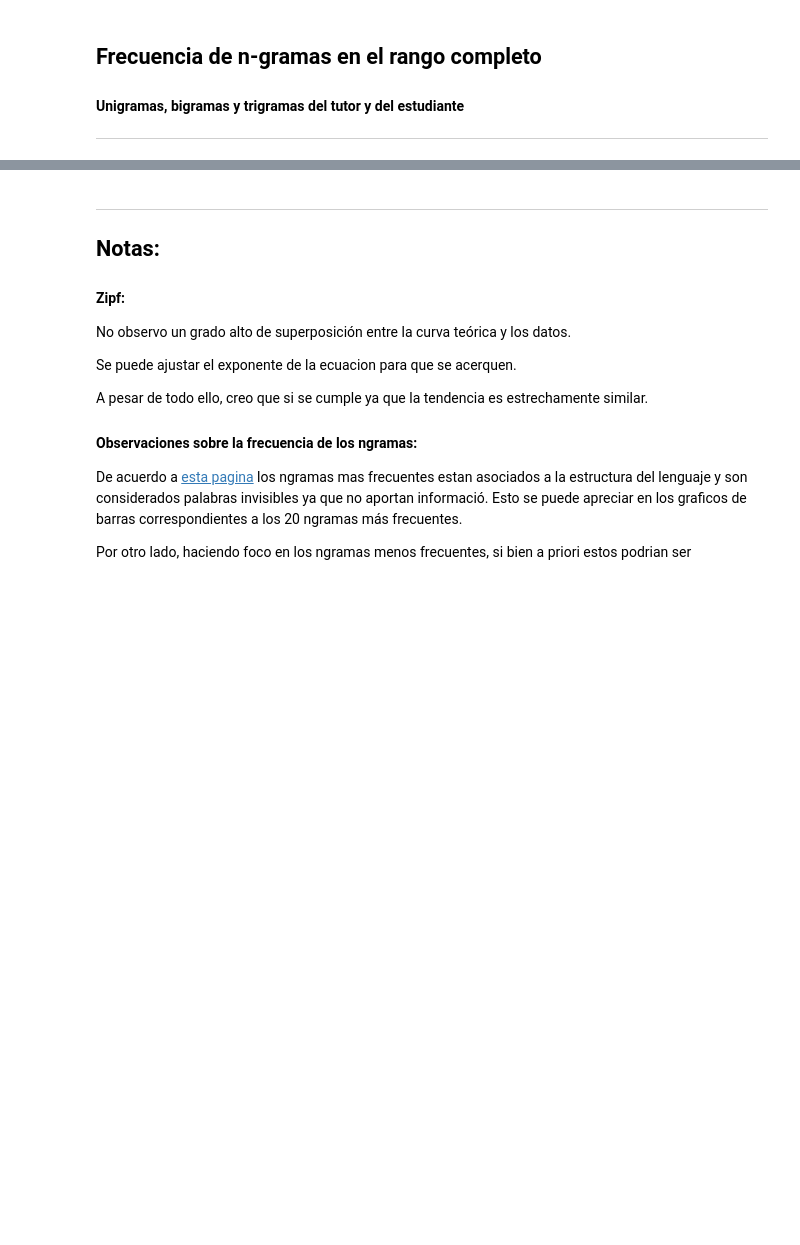
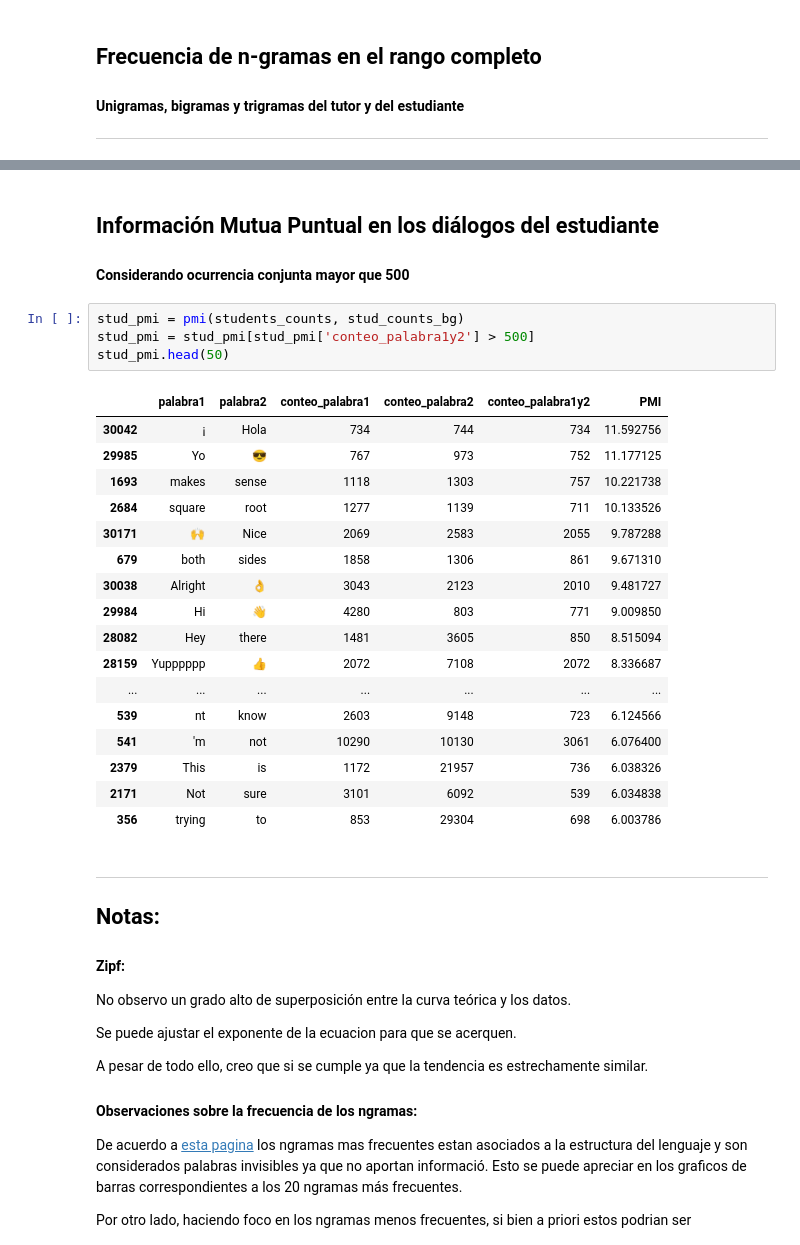
Before and after one commit to giannipablo/MentoriaDiploDatos2020, a Jupyter notebook: Practico_1y2_part_5.ipynb, the cells around one changed output, grey strips where cells are left out. Drawn from its saved outputs; the diff is of its cells as text; blank space fills up the shorter version.

```diff
--- a/Practico_1y2_part_5.ipynb
+++ b/Practico_1y2_part_5.ipynb
@@ -477,3 +553,29 @@ sns.despine()
+# %% [markdown]
+## Información Mutua Puntual en los diálogos del estudiante
+
+#### Considerando ocurrencia conjunta mayor que 500
+# %%
+stud_pmi = pmi(students_counts, stud_counts_bg)
+stud_pmi = stud_pmi[stud_pmi['conteo_palabra1y2'] > 500]
+stud_pmi.head(50)
+# %% [output]
+|  | palabra1 | palabra2 | conteo_palabra1 | conteo_palabra2 | conteo_palabra1y2 | PMI |
+| 30042 | ¡ | Hola | 734 | 744 | 734 | 11.592756 |
+| 29985 | Yo | 😎 | 767 | 973 | 752 | 11.177125 |
+| 1693 | makes | sense | 1118 | 1303 | 757 | 10.221738 |
+| 2684 | square | root | 1277 | 1139 | 711 | 10.133526 |
+| 30171 | 🙌 | Nice | 2069 | 2583 | 2055 | 9.787288 |
+| 679 | both | sides | 1858 | 1306 | 861 | 9.671310 |
+| 30038 | Alright | 👌 | 3043 | 2123 | 2010 | 9.481727 |
+| 29984 | Hi | 👋 | 4280 | 803 | 771 | 9.009850 |
+| 28082 | Hey | there | 1481 | 3605 | 850 | 8.515094 |
+| 28159 | Yupppppp | 👍 | 2072 | 7108 | 2072 | 8.336687 |
+| ... | ... | ... | ... | ... | ... | ... |
+| 539 | nt | know | 2603 | 9148 | 723 | 6.124566 |
+| 541 | 'm | not | 10290 | 10130 | 3061 | 6.076400 |
+| 2379 | This | is | 1172 | 21957 | 736 | 6.038326 |
+| 2171 | Not | sure | 3101 | 6092 | 539 | 6.034838 |
+| 356 | trying | to | 853 | 29304 | 698 | 6.003786 |
 # %% [markdown]
 ---
 ## Notas:
```
Also changed, not shown: parts of 21 cells of this notebook, 1 other file.
